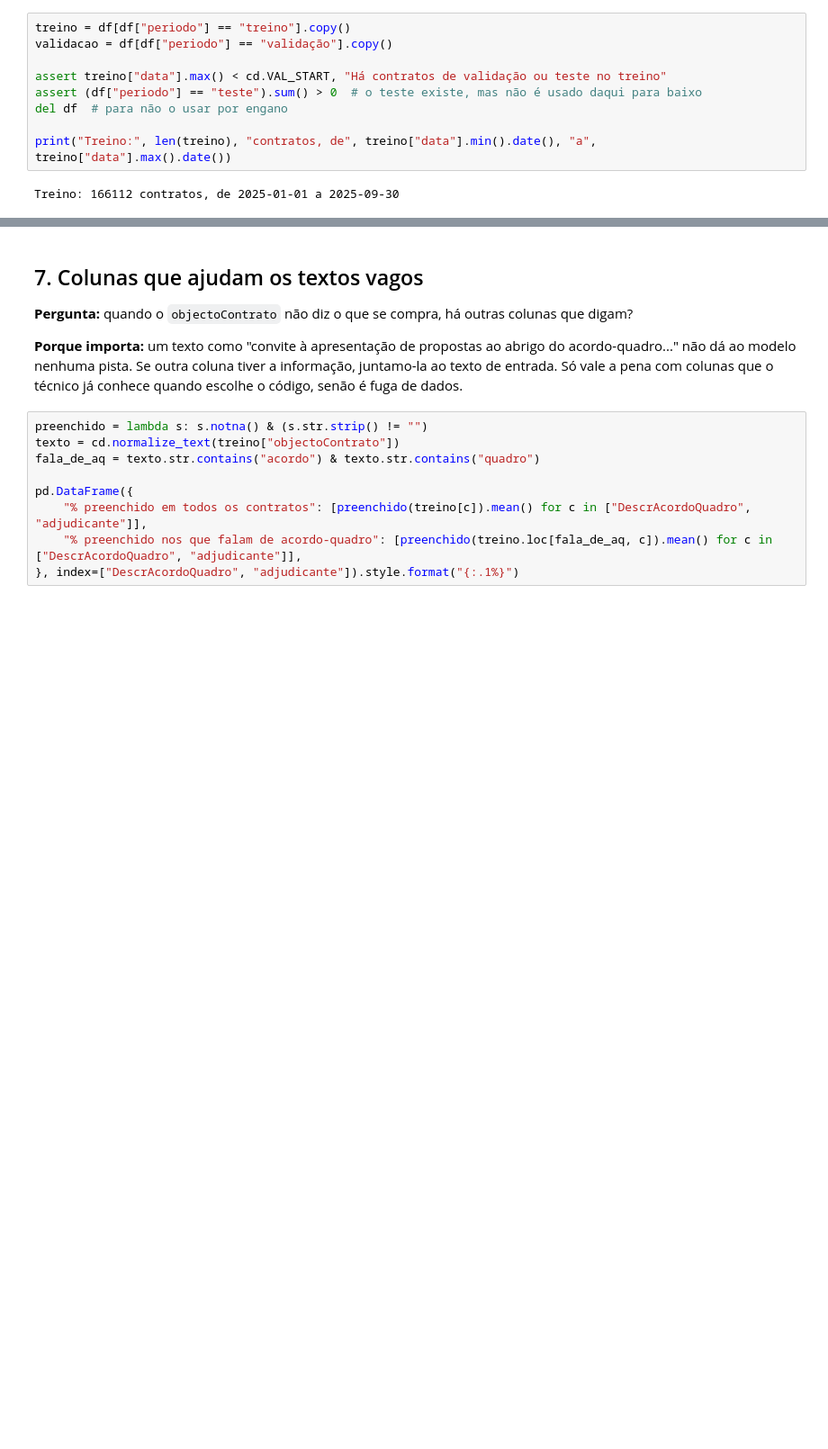
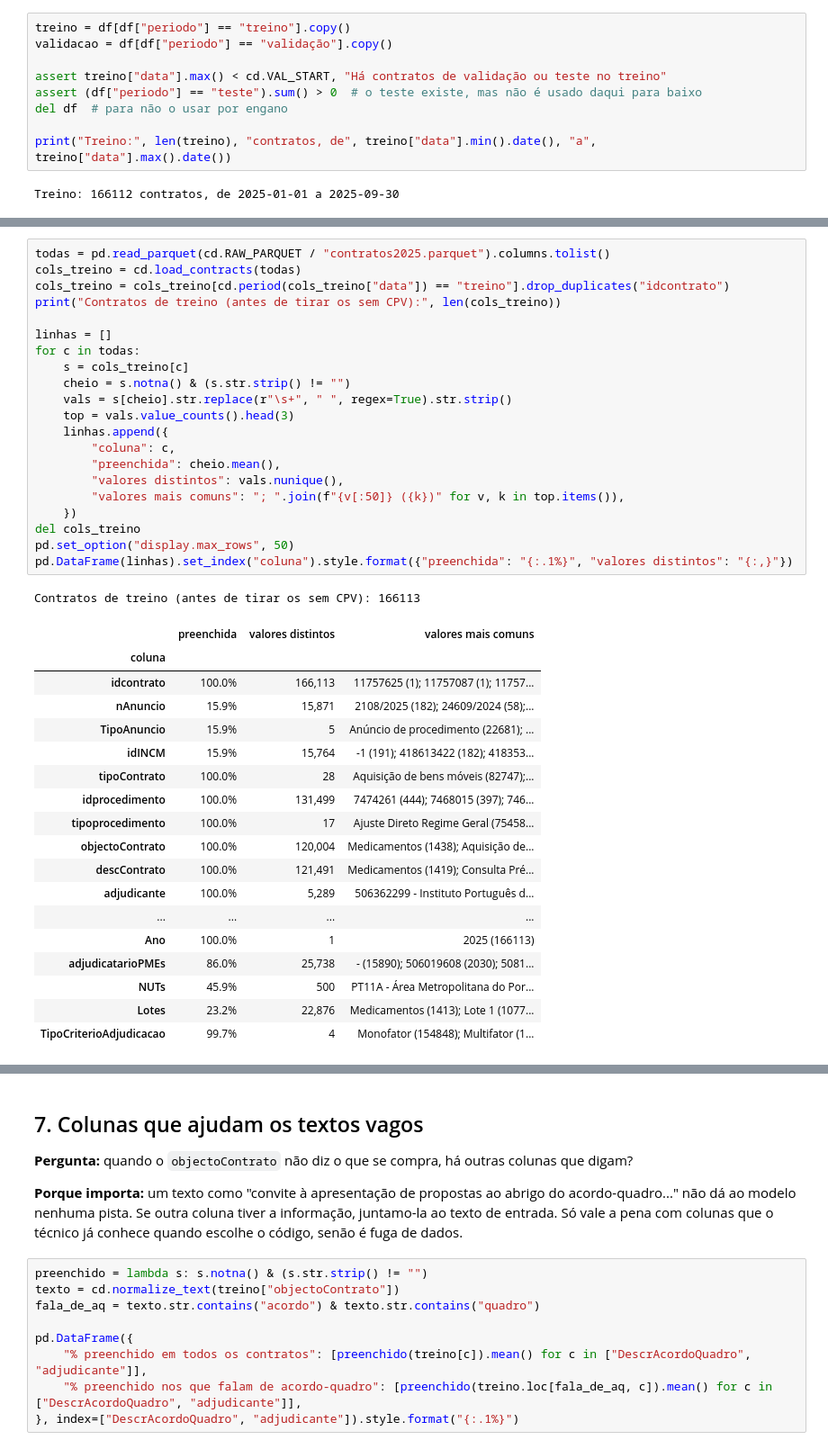
Before and after one commit to ricardoo022/cpv-portal-base, a Jupyter notebook: notebooks/01_exploracao.ipynb, the cells around one changed output, grey strips where cells are left out. Shown at 90% size. Saved outputs shown, nothing was run; the diff lists cells and outputs as text; blank space fills up the shorter version.

```diff
--- a/notebooks/01_exploracao.ipynb
+++ b/notebooks/01_exploracao.ipynb
@@ -88,0 +97,41 @@ Treino: 166112 contratos, de 2025-01-01 a 2025-09-30
+# %%
+todas = pd.read_parquet(cd.RAW_PARQUET / "contratos2025.parquet").columns.tolist()
+cols_treino = cd.load_contracts(todas)
+cols_treino = cols_treino[cd.period(cols_treino["data"]) == "treino"].drop_duplicates("idcontrato")
+print("Contratos de treino (antes de tirar os sem CPV):", len(cols_treino))
+
+linhas = []
+for c in todas:
+    s = cols_treino[c]
+    cheio = s.notna() & (s.str.strip() != "")
+    vals = s[cheio].str.replace(r"\s+", " ", regex=True).str.strip()
+    top = vals.value_counts().head(3)
+    linhas.append({
+        "coluna": c,
+        "preenchida": cheio.mean(),
+        "valores distintos": vals.nunique(),
+        "valores mais comuns": "; ".join(f"{v[:50]} ({k})" for v, k in top.items()),
+    })
+del cols_treino
+pd.set_option("display.max_rows", 50)
+pd.DataFrame(linhas).set_index("coluna").style.format({"preenchida": "{:.1%}", "valores distintos": "{:,}"})
+# %% [output]
+Contratos de treino (antes de tirar os sem CPV): 166113
+|  | preenchida | valores distintos | valores mais comuns |
+| coluna |  |  |  |
+| idcontrato | 100.0% | 166,113 | 11757625 (1); 11757087 (1); 11757... |
+| nAnuncio | 15.9% | 15,871 | 2108/2025 (182); 24609/2024 (58);... |
+| TipoAnuncio | 15.9% | 5 | Anúncio de procedimento (22681); ... |
+| idINCM | 15.9% | 15,764 | -1 (191); 418613422 (182); 418353... |
+| tipoContrato | 100.0% | 28 | Aquisição de bens móveis (82747);... |
+| idprocedimento | 100.0% | 131,499 | 7474261 (444); 7468015 (397); 746... |
+| tipoprocedimento | 100.0% | 17 | Ajuste Direto Regime Geral (75458... |
+| objectoContrato | 100.0% | 120,004 | Medicamentos (1438); Aquisição de... |
+| descContrato | 100.0% | 121,491 | Medicamentos (1419); Consulta Pré... |
+| adjudicante | 100.0% | 5,289 | 506362299 - Instituto Português d... |
+| ... | ... | ... | ... |
+| Ano | 100.0% | 1 | 2025 (166113) |
+| adjudicatarioPMEs | 86.0% | 25,738 | - (15890); 506019608 (2030); 5081... |
+| NUTs | 45.9% | 500 | PT11A - Área Metropolitana do Por... |
+| Lotes | 23.2% | 22,876 | Medicamentos (1413); Lote 1 (1077... |
+| TipoCriterioAdjudicacao | 99.7% | 4 | Monofator (154848); Multifator (1... |
```
Also changed, not shown: parts of 2 cells of this notebook, 6 other files.
